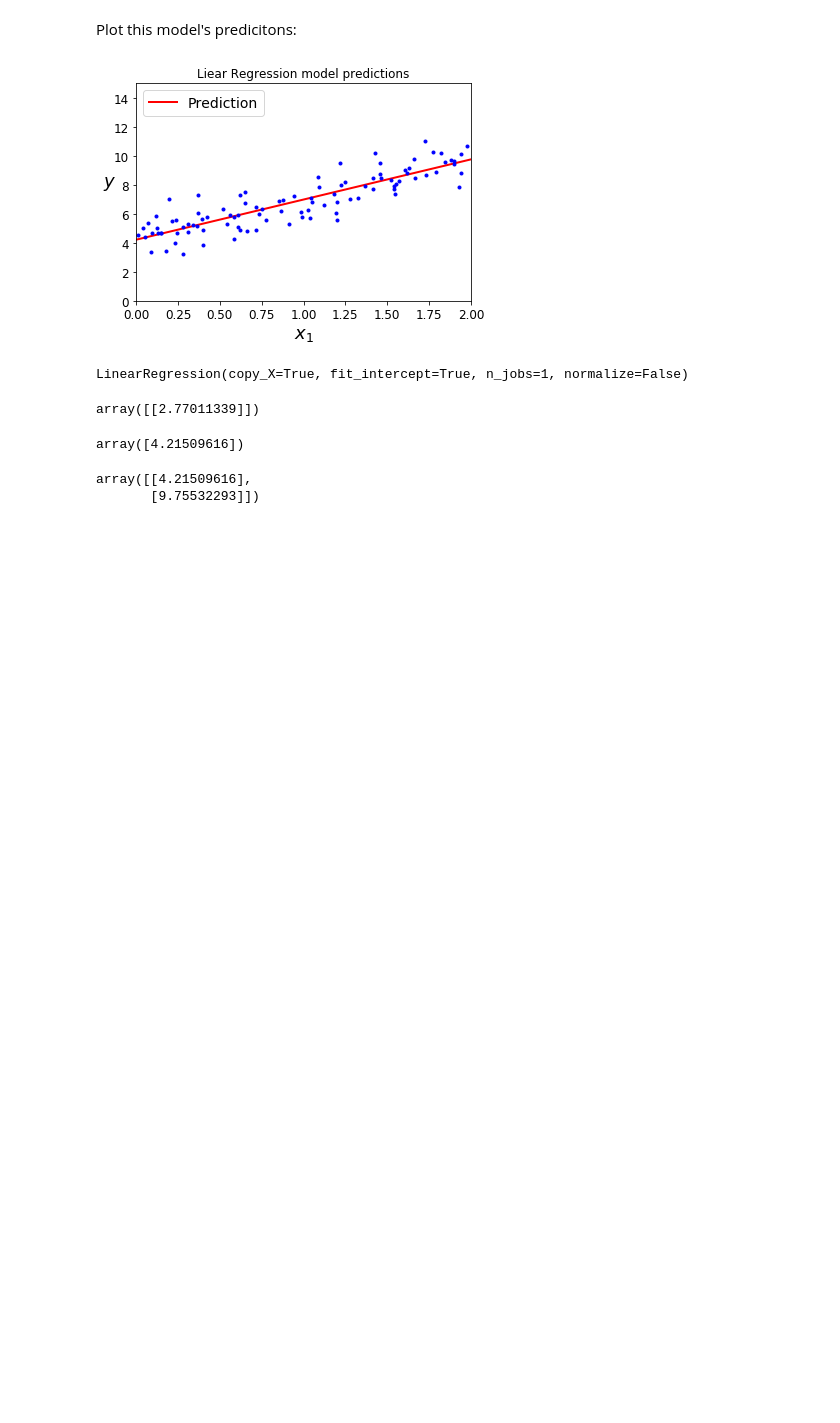
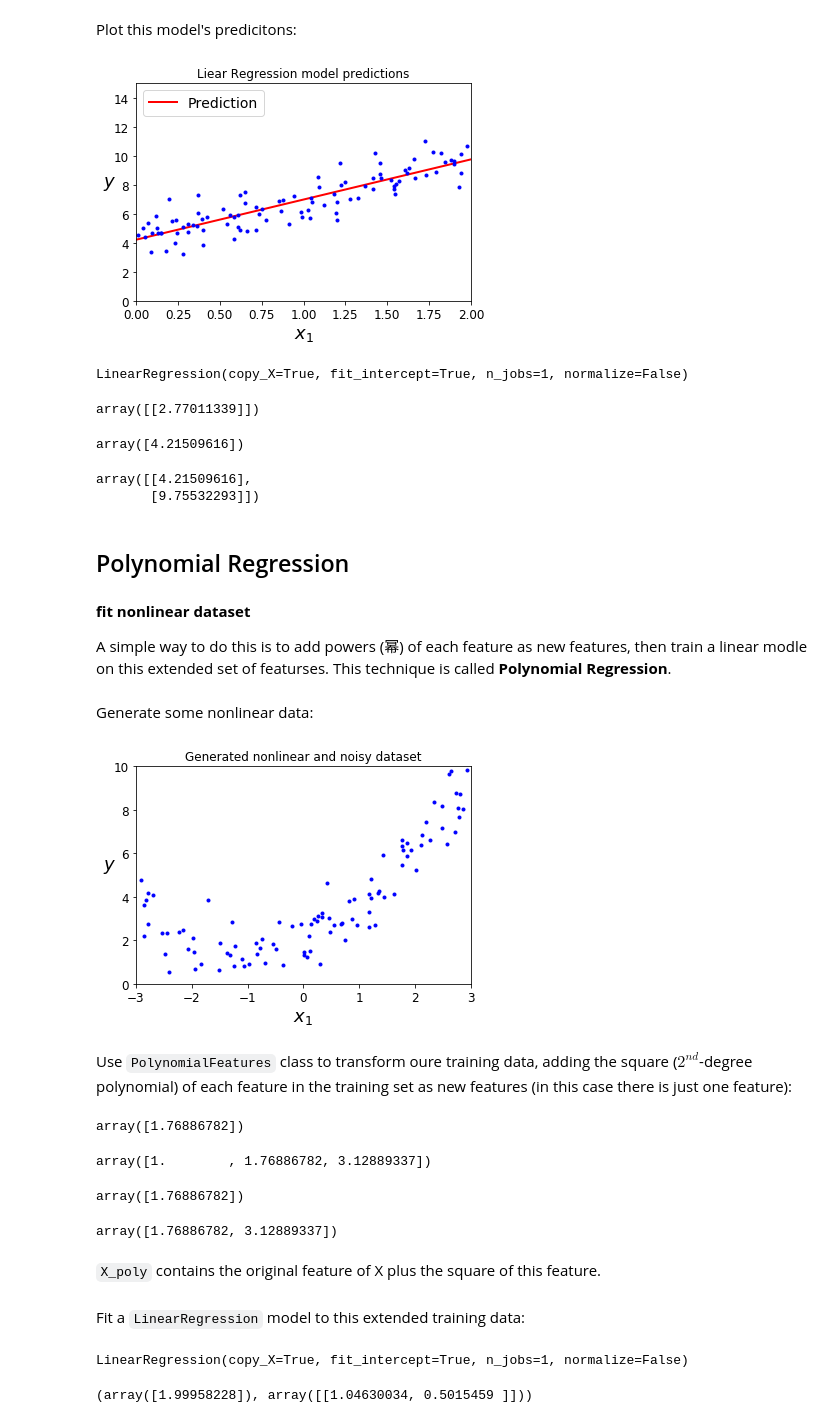
Before and after one commit to libingallin/Handson_ML, a Jupyter notebook: ch4_training_linear_models.ipynb, the cells around one changed output. Drawn from its saved outputs; the diff is of its cells as text; code cells hidden in the pictures; blank space fills up the shorter version.

Commit message:
Polynomial Regressin

```diff
--- a/ch4_training_linear_models.ipynb
+++ b/ch4_training_linear_models.ipynb
@@ -163,0 +162,62 @@ The
+# %% [markdown]
+## Polynomial Regression
+# %% [markdown]
+**fit nonlinear dataset**
+
+A simple way to do this is to add powers (幂) of each feature as new features, then train a linear modle on this extended set of featurses. This technique is called **Polynomial Regression**.
+# %% [markdown]
+Generate some nonlinear data:
+# %%
+m = 100
+X = 6 * np.random.rand(m, 1) - 3
+y = 0.5 * X**2 + X + 2 + np.random.randn(m, 1)
+# %%
+plt.plot(X, y, "b.")
+plt.xlabel("$x_1$", fontsize=18)
+plt.ylabel("$y$", fontsize=18, rotation=0)
+plt.axis([-3, 3, 0, 10])
+plt.title("Generated nonlinear and noisy dataset")
+plt.show()
+# %% [output]
+[figure, added]
+# %% [markdown]
+Use `PolynomialFeatures` class to transform oure training data, adding the square ($2^{nd}$-degree polynomial) of each feature in the training set as new features (in this case there is just one feature):
+# %%
+from sklearn.preprocessing import PolynomialFeatures
+
+poly_features = PolynomialFeatures(degree=2, include_bias=True)
+X_poly = poly_features.fit_transform(X)
+X[0]
+# %% [output]
+array([1.76886782])
+# %%
+X_poly[0]
+# %% [output]
+array([1.        , 1.76886782, 3.12889337])
+# %%
+from sklearn.preprocessing import PolynomialFeatures
+
+poly_features = PolynomialFeatures(degree=2, include_bias=False)
+X_poly = poly_features.fit_transform(X)
+X[0]
+# %% [output]
+array([1.76886782])
+# %%
+X_poly[0]
+# %% [output]
+array([1.76886782, 3.12889337])
+# %% [markdown]
+`X_poly` contains the original feature of X plus the square of this feature.
+# %% [markdown]
+Fit a `LinearRegression` model to this extended training data:
+# %%
+from sklearn.linear_model import LinearRegression
+
+lin_reg = LinearRegression()
+lin_reg.fit(X_poly, y)
+# %% [output]
+LinearRegression(copy_X=True, fit_intercept=True, n_jobs=1, normalize=False)
+# %%
+lin_reg.intercept_, lin_reg.coef_
+# %% [output]
+(array([1.99958228]), array([[1.04630034, 0.5015459 ]]))
```
Also changed, not shown: parts of 5 cells of this notebook.
